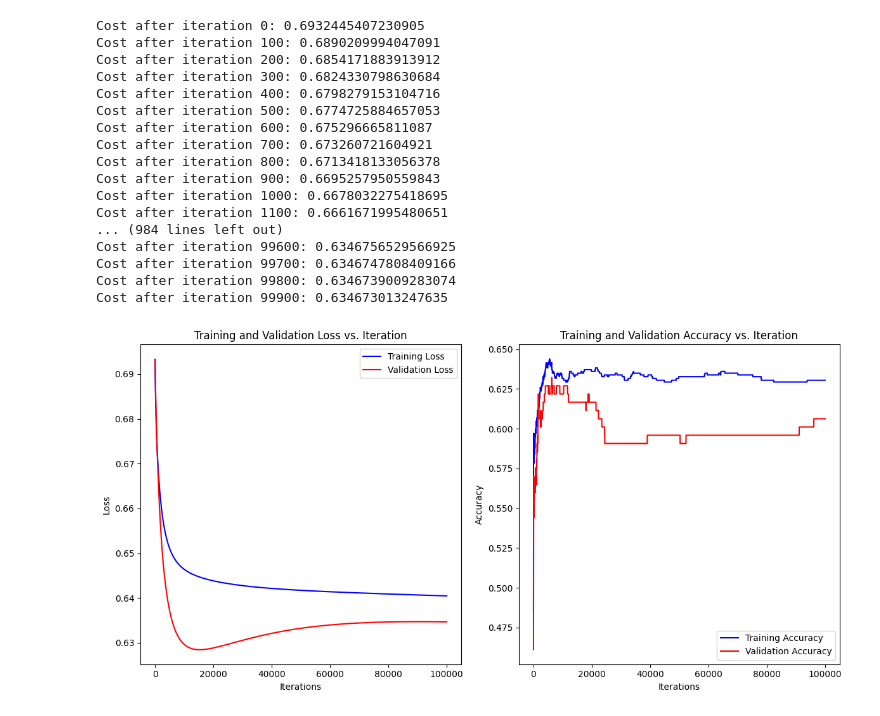
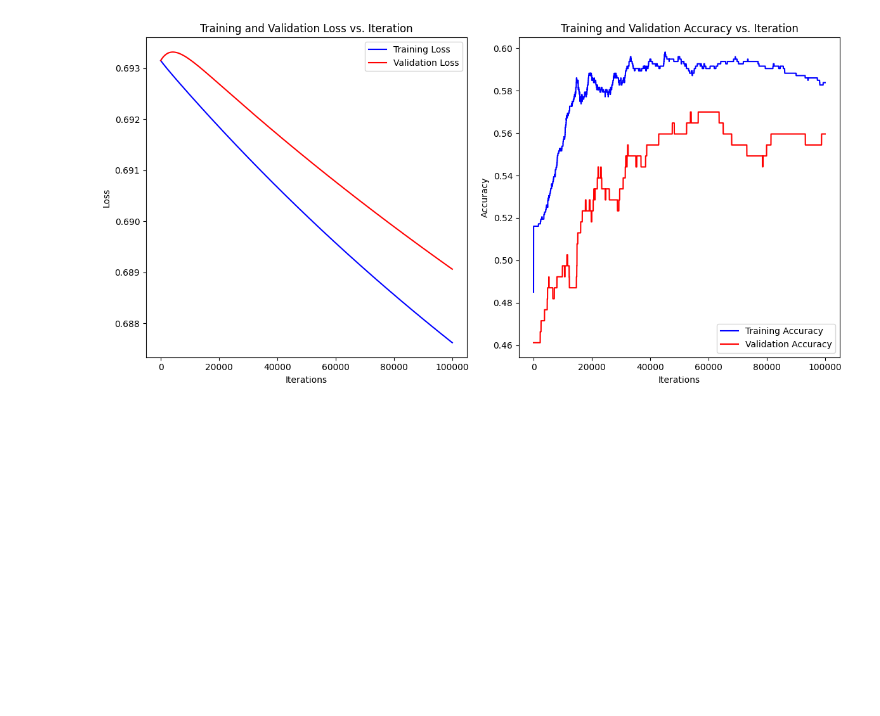
Before and after one commit to himangg/ML-Assignments, a Jupyter notebook: Assignment 1/SectionB.ipynb, the cells around one changed output. Cells and saved outputs as stored; diff of their text form; code cells hidden in the pictures; blank space fills up the shorter version.

```diff
--- a/Assignment 1/SectionB.ipynb
+++ b/Assignment 1/SectionB.ipynb
@@ -0,0 +11,6 @@
+# %%
+def sigmoid(z):
+    return 1 / (1 + np.exp(-z))
+
+def crossEntropyLoss(y_true, y_pred):
+    return -(1/len(y_true)) * np.sum(y_true * np.log(y_pred+1e-8) + (1 - y_true) * np.log(1 - y_pred+1e-8))
@@ -52,50 +153,28 @@ Name: count, dtype: int64
 # %%
-def sigmoid(z):
-    return 1 / (1 + np.exp(-z))
-
-def crossEntropyLoss(y_true, y_pred):
-    m = len(y_true)
-    return -(1/m) * np.sum(y_true * np.log(y_pred+1e-8) + (1 - y_true) * np.log(1 - y_pred+1e-8))
-
-
 def LogisticRegressionBatchGD(X_train, y_train, X_val, y_val, learning_rate, iterations):
     m = len(y_train)
-
     train_cost_history = []
     train_accuracy_history = []
     val_cost_history = []
     val_accuracy_history = []
     weights = np.zeros(X_train.shape[1])
     bias = 0
-
     for i in range(iterations):
         z = np.dot(X_train, weights) + bias
         y_pred = sigmoid(z)
-
-        dz = y_pred - y_train
-        dw = (1/m) * np.dot(X_train.T, dz)
-        db = (1/m) * np.sum(dz)
-
+        dw = (1/m) * np.dot(X_train.T, y_pred - y_train)
+        db = (1/m) * np.sum(y_pred - y_train)
         weights -= learning_rate * dw
         bias -= learning_rate * db
-
         loss = crossEntropyLoss(y_train, y_pred)
         train_cost_history.append(loss)
-
         val_y_pred = sigmoid(np.dot(X_val, weights) + bias)
-
         loss = crossEntropyLoss(y_val, val_y_pred)
         val_cost_history.append(loss)
-
         accuracy = np.mean((y_pred >= 0.5) == y_train)
         train_accuracy_history.append(accuracy)
-
         accuracy = np.mean((val_y_pred >= 0.5) == y_val)
         val_accuracy_history.append(accuracy)
-
-        if i % 100 == 0:
-            print(f'Cost after iteration {i}: {loss}')
-
     return weights, bias, train_cost_history, train_accuracy_history, val_cost_history, val_accuracy_history, val_y_pred
 
 
@@ -104,51 +183,33 @@ y_train = trainSet.iloc[:, -1].values
 X_val = valSet.iloc[:, :-1].values
 y_val = valSet.iloc[:, -1].values
 iterations = 100000
-learning_rate = 0.00001
+learning_rate = 0.00000001
 
 weights, bias, train_cost_history, train_accuracy_history, val_cost_history, val_accuracy_history, val_y_pred = LogisticRegressionBatchGD(X_train, y_train,X_val, y_val, learning_rate, iterations)
 
-import matplotlib.pyplot as plt
 # Plotting
 plt.figure(figsize=(12, 6))
 
 # Training Loss
 plt.subplot(1, 2, 1)
 plt.plot(train_cost_history, label='Training Loss', color='blue')
 plt.plot(val_cost_history, label='Validation Loss', color='red')
 plt.xlabel('Iterations')
 plt.ylabel('Loss')
 plt.title('Training and Validation Loss vs. Iteration')
 plt.legend()
 
 # Training and Validation Accuracy
 plt.subplot(1, 2, 2)
 plt.plot(train_accuracy_history, label='Training Accuracy', color='blue')
 plt.plot(val_accuracy_history, label='Validation Accuracy', color='red')
 plt.xlabel('Iterations')
 plt.ylabel('Accuracy')
 plt.title('Training and Validation Accuracy vs. Iteration')
 plt.legend()
 
 plt.tight_layout()
 plt.show()
 # %% [output]
-Cost after iteration 0: 0.6932445407230905
-Cost after iteration 100: 0.6890209994047091
-Cost after iteration 200: 0.6854171883913912
-Cost after iteration 300: 0.6824330798630684
-Cost after iteration 400: 0.6798279153104716
-Cost after iteration 500: 0.6774725884657053
-Cost after iteration 600: 0.675296665811087
-Cost after iteration 700: 0.673260721604921
-Cost after iteration 800: 0.6713418133056378
-Cost after iteration 900: 0.6695257950559843
-Cost after iteration 1000: 0.6678032275418695
-Cost after iteration 1100: 0.6661671995480651
-... (984 lines left out)
-Cost after iteration 99600: 0.6346756529566925
-Cost after iteration 99700: 0.6346747808409166
-Cost after iteration 99800: 0.6346739009283074
-Cost after iteration 99900: 0.634673013247635
-[figure, old version]
+[figure, new version]
 # %%
```
Also changed, not shown: parts of 11 cells of this notebook, 1 other file.
